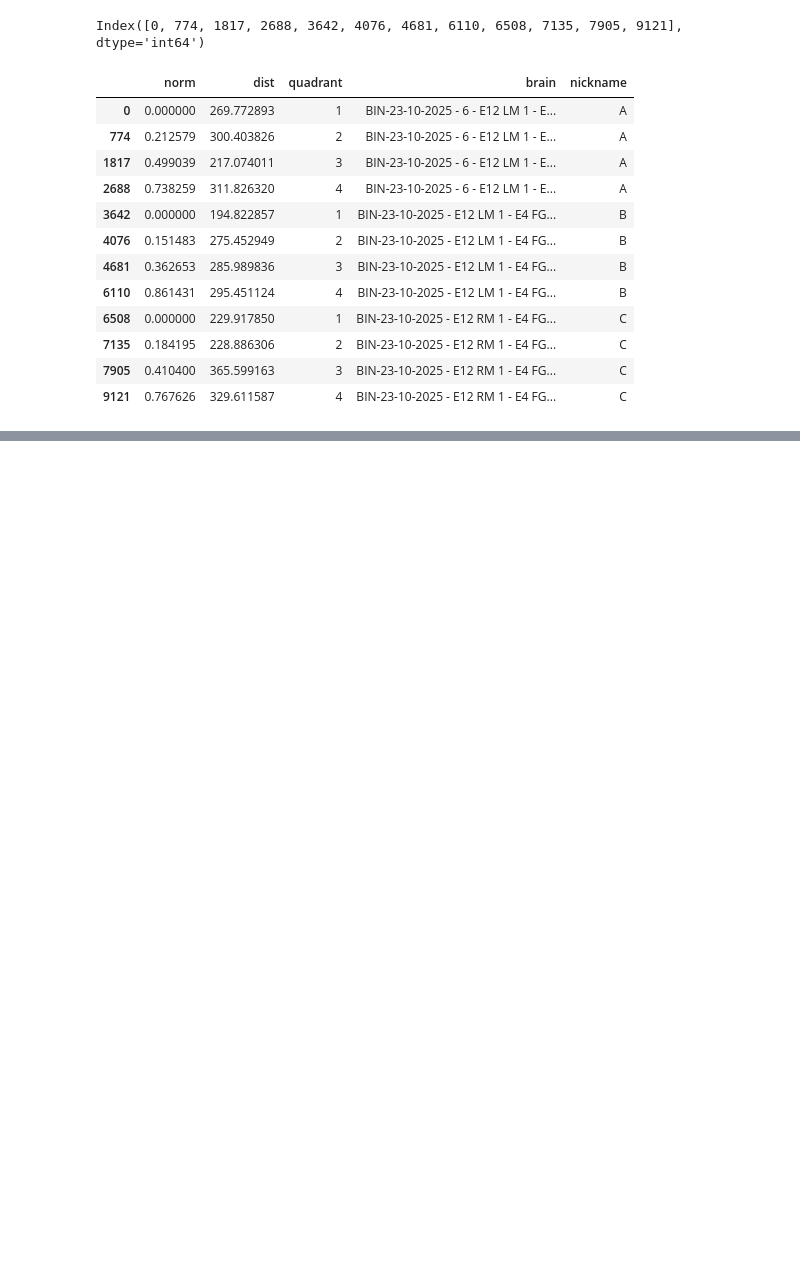
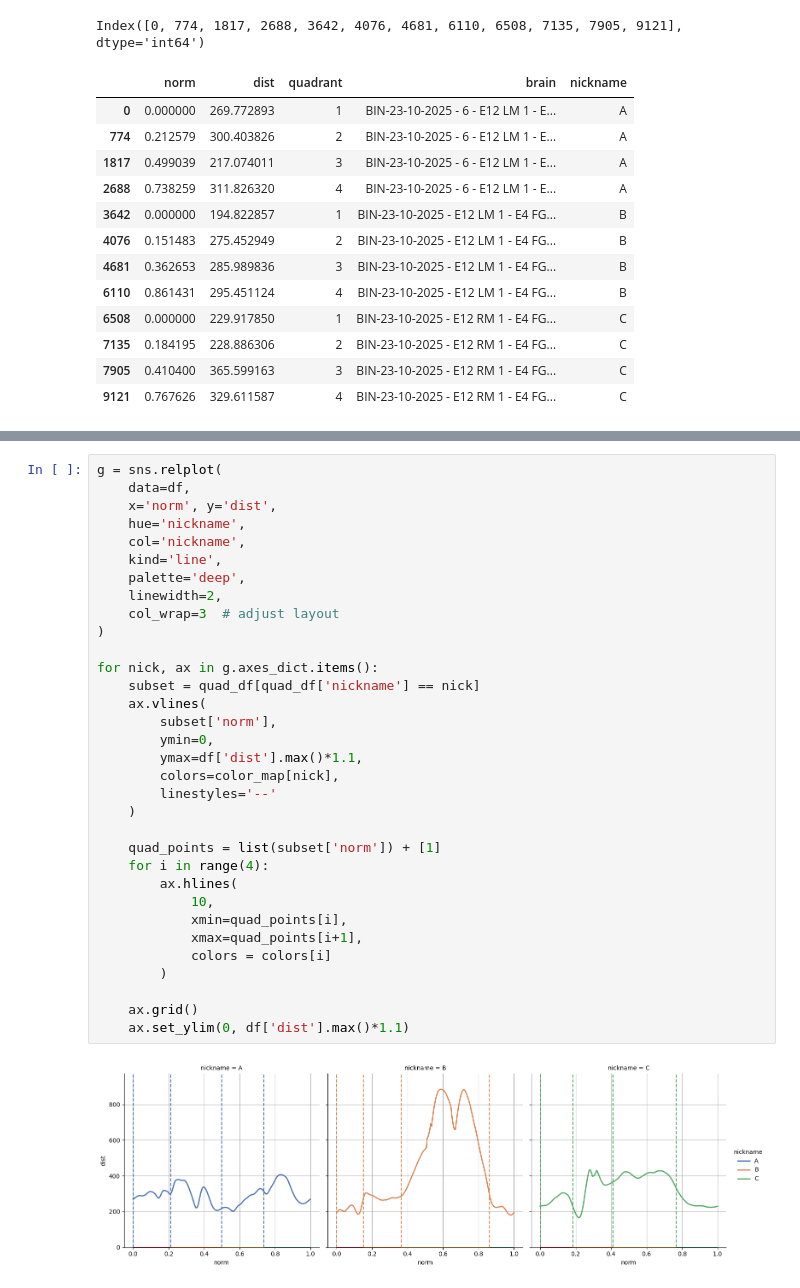
Before and after one commit to enricoenne/ventricle-measure, a Jupyter notebook: final_thick.ipynb, the cells around one changed output, grey strips where cells are left out. Drawn from its saved outputs; the diff is of its cells as text; blank space fills up the shorter version.

```diff
--- a/final_thick.ipynb
+++ b/final_thick.ipynb
@@ -404,0 +374,35 @@ plt.tight_layout()
+# %%
+g = sns.relplot(
+    data=df,
+    x='norm', y='dist',
+    hue='nickname',
+    col='nickname',
+    kind='line',
+    palette='deep',
+    linewidth=2,
+    col_wrap=3  # adjust layout
+)
+
+for nick, ax in g.axes_dict.items():
+    subset = quad_df[quad_df['nickname'] == nick]
+    ax.vlines(
+        subset['norm'],
+        ymin=0,
+        ymax=df['dist'].max()*1.1,
+        colors=color_map[nick],
+        linestyles='--'
+    )
+
+    quad_points = list(subset['norm']) + [1]
+    for i in range(4):
+        ax.hlines(
+            10,
+            xmin=quad_points[i],
+            xmax=quad_points[i+1],
+            colors = colors[i]
+        )
+
+    ax.grid()
+    ax.set_ylim(0, df['dist'].max()*1.1)
+# %% [output]
+[figure, added]
```
Also changed, not shown: parts of 6 cells of this notebook.
